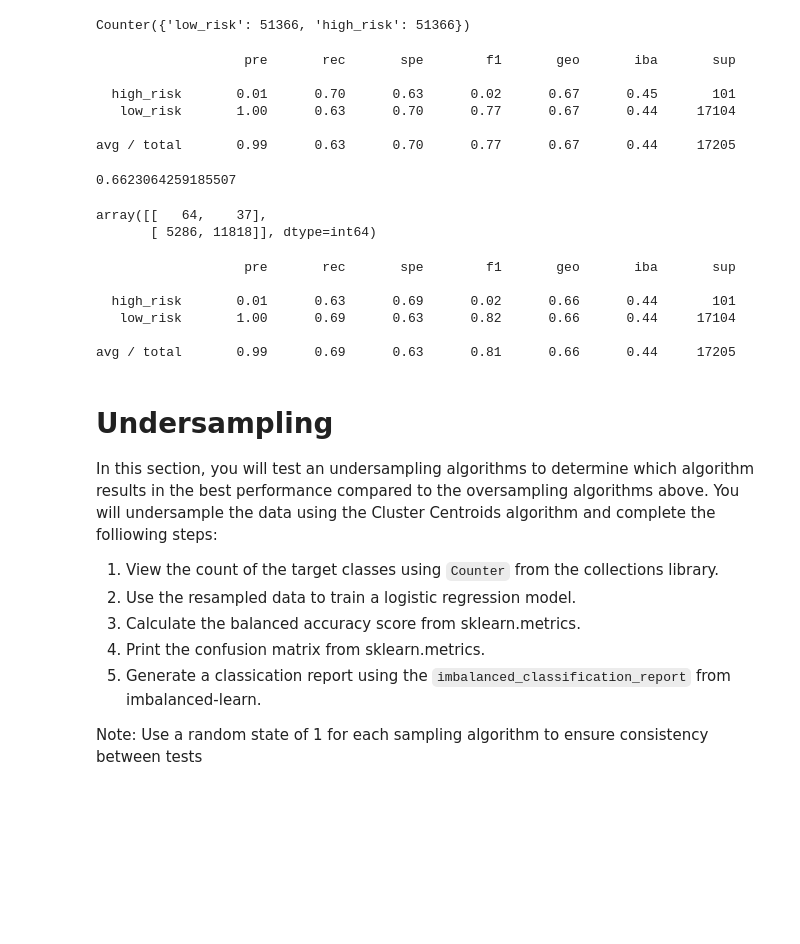
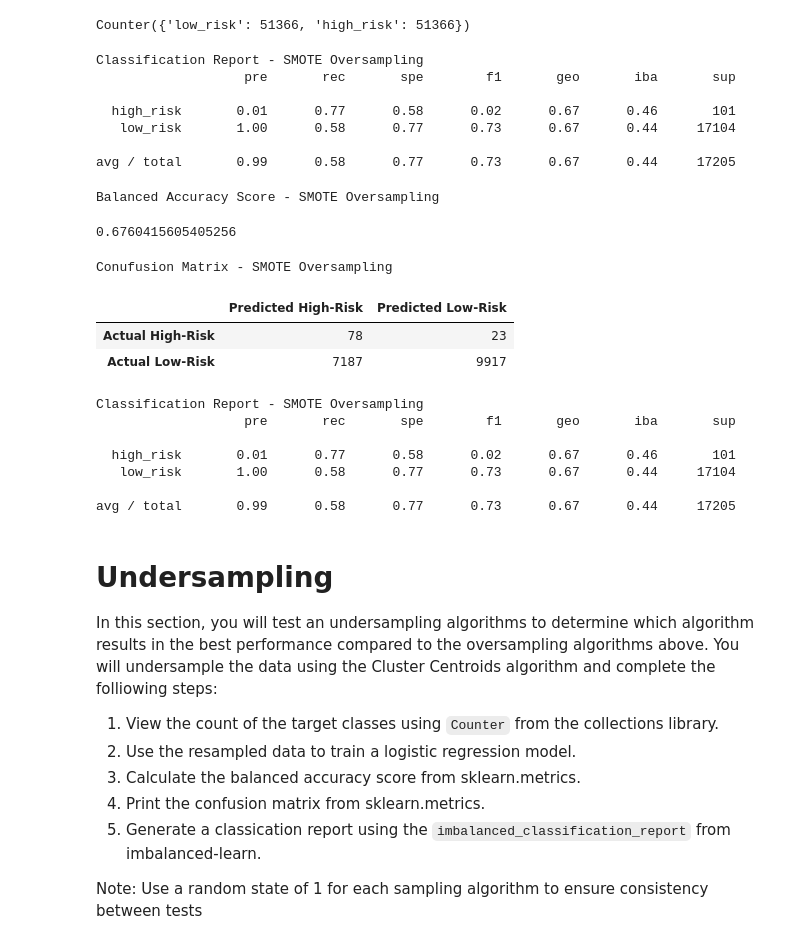
Before and after one commit to LauraHaq/Credit_Risk_Analysis, a Jupyter notebook: credit_risk_resampling.ipynb, the cells around one changed output. Cells and saved outputs as stored; diff of their text form; code cells hidden in the pictures; blank space fills up the shorter version.

```diff
--- a/credit_risk_resampling.ipynb
+++ b/credit_risk_resampling.ipynb
@@ -181,8 +186,7 @@ avg / total       0.99      0.63      0.70      0.77      0.67      0.44     172
 # Resample the training data with SMOTE
 from imblearn.over_sampling import SMOTE
 X_resampled, y_resampled = SMOTE(random_state=1,
-sampling_strategy='auto').fit_resample(
-   X_train, y_train)
+sampling_strategy='auto').fit_resample(X_train, y_train)
 Counter(y_resampled)
 # %% [output]
 Counter({'low_risk': 51366, 'high_risk': 51366})
@@ -190,36 +194,49 @@ Counter({'low_risk': 51366, 'high_risk': 51366})
 # Train the Logistic Regression model using the resampled data
 model = LogisticRegression(solver='lbfgs', random_state=1)
 model.fit(X_resampled, y_resampled)
+print ("Classification Report - SMOTE Oversampling")
 print(classification_report_imbalanced(y_test, y_pred))
 # %% [output]
+Classification Report - SMOTE Oversampling
                    pre       rec       spe        f1       geo       iba       sup
 
-  high_risk       0.01      0.70      0.63      0.02      0.67      0.45       101
-   low_risk       1.00      0.63      0.70      0.77      0.67      0.44     17104
+  high_risk       0.01      0.77      0.58      0.02      0.67      0.46       101
+   low_risk       1.00      0.58      0.77      0.73      0.67      0.44     17104
 
-avg / total       0.99      0.63      0.70      0.77      0.67      0.44     17205
+avg / total       0.99      0.58      0.77      0.73      0.67      0.44     17205
 # %%
 # Calculated the balanced accuracy score
 y_pred = model.predict(X_test)
+print("Balanced Accuracy Score - SMOTE Oversampling")
 balanced_accuracy_score(y_test, y_pred)
 # %% [output]
-0.6623064259185507
+Balanced Accuracy Score - SMOTE Oversampling
+0.6760415605405256
-# %%
-# Display the confusion matrix
-confusion_matrix(y_test, y_pred)
-# %% [output]
-array([[   64,    37],
-       [ 5286, 11818]], dtype=int64)
+# %%
+# Display the confusion matrix
+cm = confusion_matrix(y_test, y_pred)
+cm_df= pd.DataFrame(cm, index = ["Actual High-Risk", "Actual Low-Risk"],
+                    columns = ["Predicted High-Risk", "Predicted Low-Risk"])
+
+print("Conufusion Matrix - SMOTE Oversampling")
+cm_df
+# %% [output]
+Conufusion Matrix - SMOTE Oversampling
+|  | Predicted High-Risk | Predicted Low-Risk |
+| Actual High-Risk | 78 | 23 |
+| Actual Low-Risk | 7187 | 9917 |
 # %%
 # Print the imbalanced classification report
+print("Classification Report - SMOTE Oversampling")
 print(classification_report_imbalanced(y_test, y_pred))
 # %% [output]
+Classification Report - SMOTE Oversampling
                    pre       rec       spe        f1       geo       iba       sup
 
-  high_risk       0.01      0.63      0.69      0.02      0.66      0.44       101
-   low_risk       1.00      0.69      0.63      0.82      0.66      0.44     17104
+  high_risk       0.01      0.77      0.58      0.02      0.67      0.46       101
+   low_risk       1.00      0.58      0.77      0.73      0.67      0.44     17104
 
-avg / total       0.99      0.69      0.63      0.81      0.66      0.44     17205
+avg / total       0.99      0.58      0.77      0.73      0.67      0.44     17205
 # %% [markdown]
 # Undersampling
 
```
Also changed, not shown: parts of 10 cells of this notebook, 19 other files.
